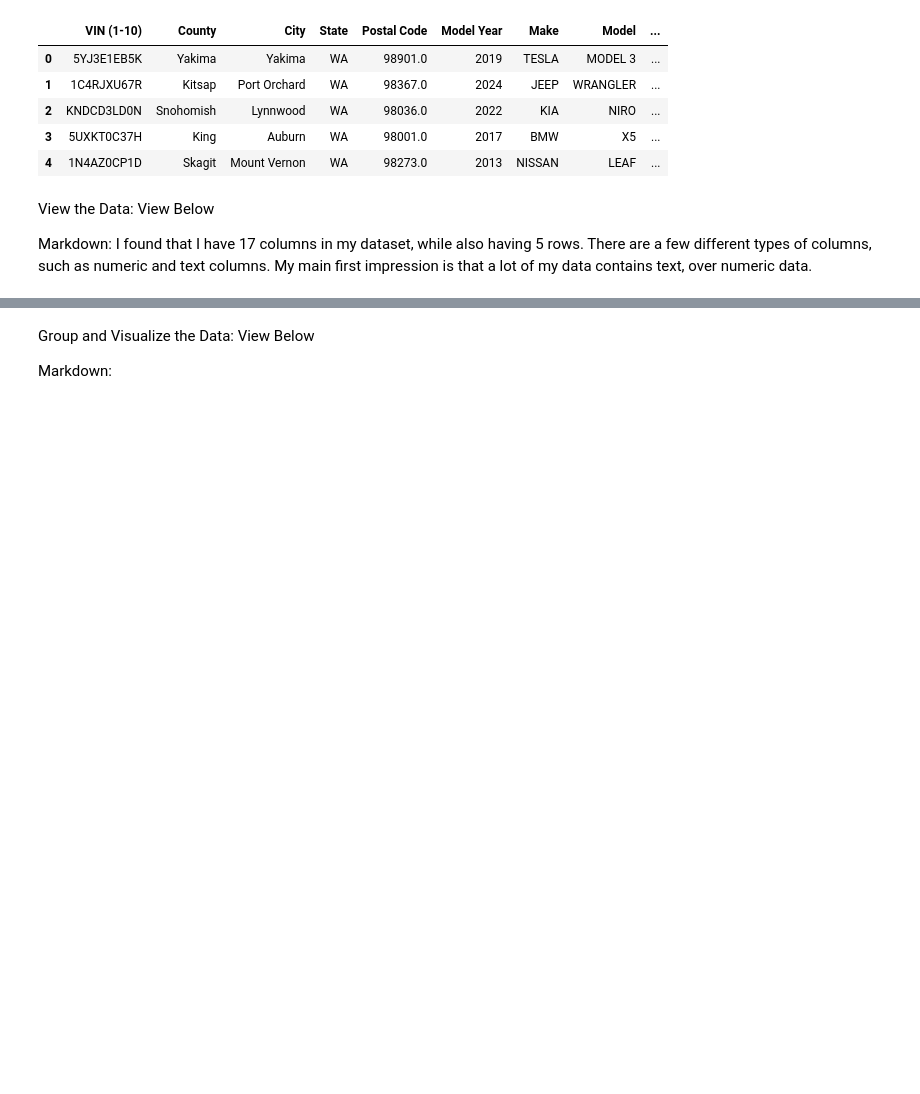
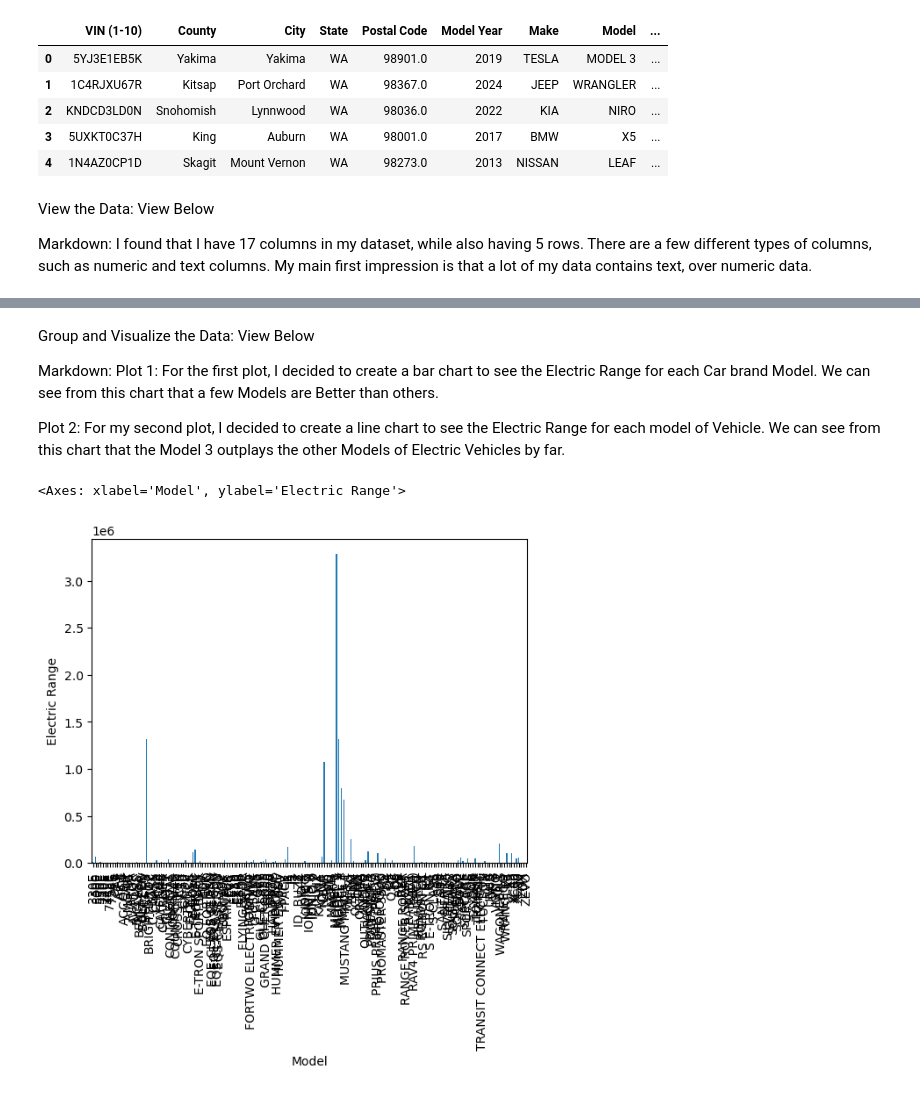
Before and after one commit to RyanE777/IA-340, a Jupyter notebook: Lab2.ipynb, the cells around one changed output, grey strips where cells are left out. Saved outputs shown, nothing was run; the diff lists cells and outputs as text; code cells hidden in the pictures; blank space fills up the shorter version.

```diff
--- a/Lab2.ipynb
+++ b/Lab2.ipynb
@@ -83,3 +142,13 @@ df[['Postal Code']]
 Group and Visualize the Data: View Below
 
 Markdown:
+Plot 1: For the first plot, I decided to create a bar chart to see the Electric Range for each Car brand Model. We can see from this chart that a few Models are Better than others.
+
+Plot 2: For my second plot, I decided to create a line chart to see the Electric Range for each model of Vehicle. We can see from this chart that the Model 3 outplays the other Models of Electric Vehicles by far.
+# %%
+
+sum_range_by_model = df.groupby('Model')['Electric Range'].sum()
+sum_range_by_model.plot.bar(ylabel = 'Electric Range')
+# %% [output]
+<Axes: xlabel='Model', ylabel='Electric Range'>
+[figure, added]
```
Also changed, not shown: parts of 12 cells of this notebook.
